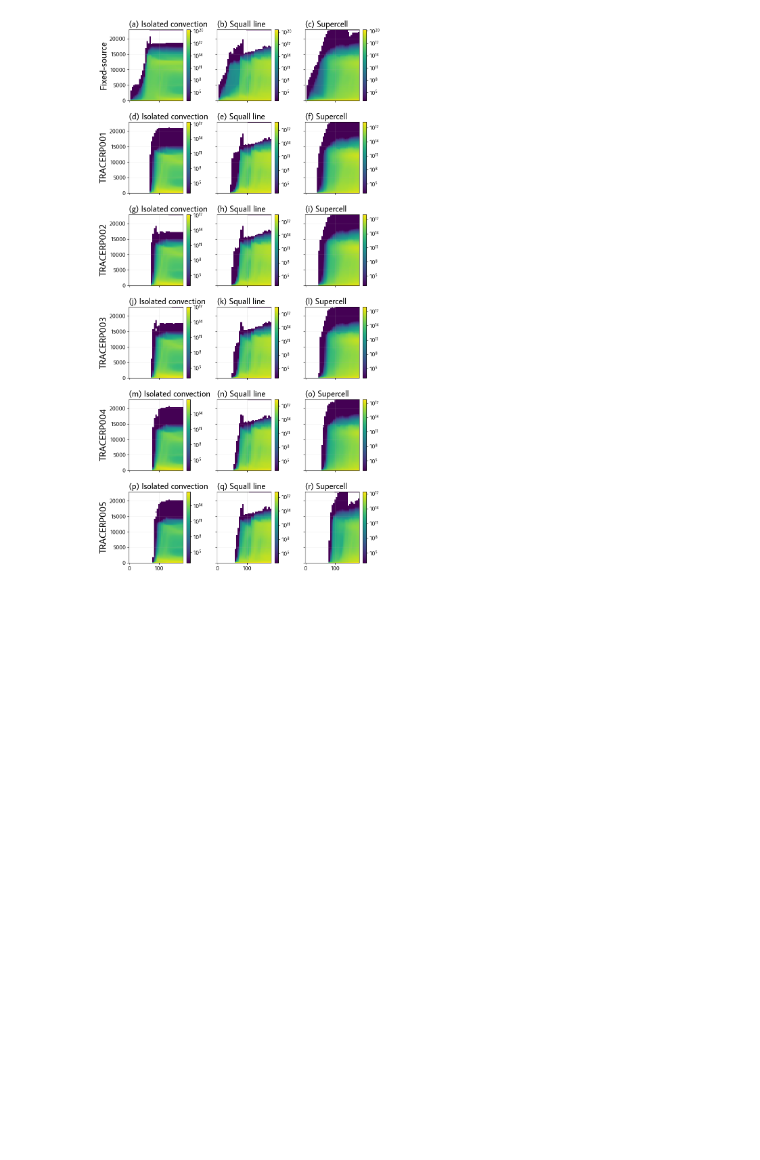
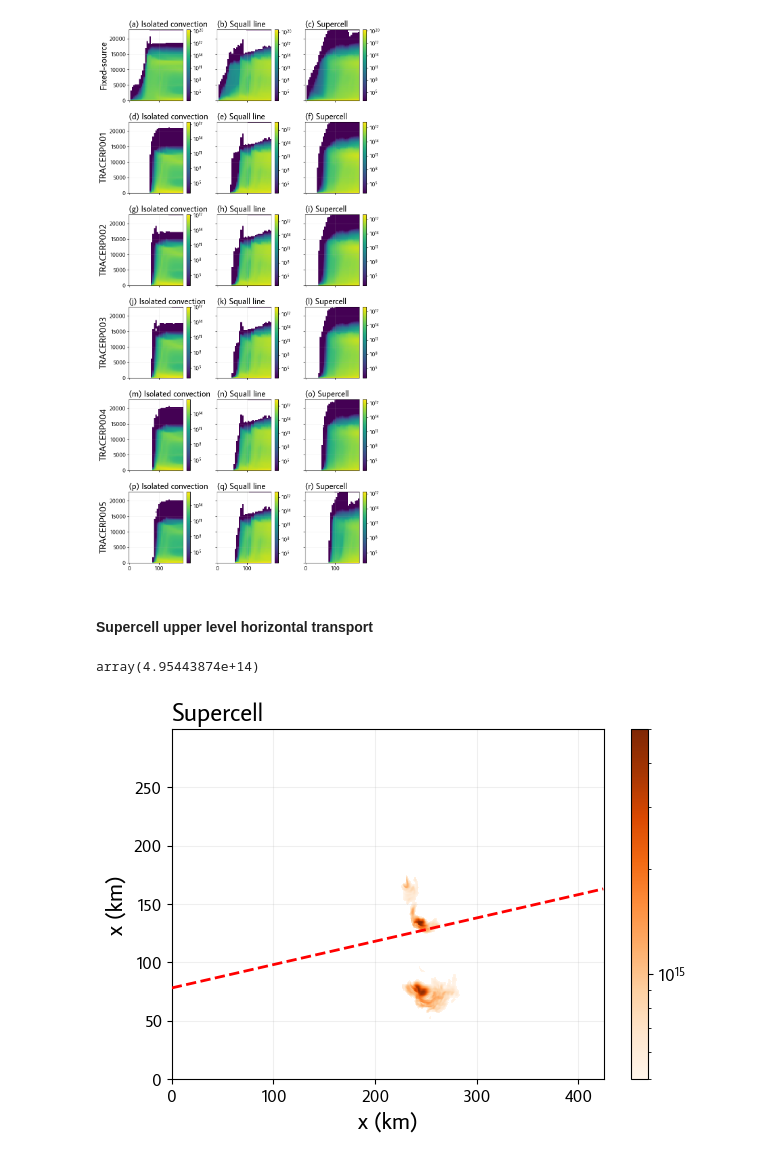
Before and after one commit to cmdavis4/tracer_paper, a Jupyter notebook: analysis-tracerpaper.ipynb, the cells around one changed output. Drawn from its saved outputs; the diff is of its cells as text; code cells hidden in the pictures; blank space fills up the shorter version.

```diff
--- a/analysis-tracerpaper.ipynb
+++ b/analysis-tracerpaper.ipynb
@@ -4230,13 +4248,13 @@ for z_km in blt.ALL_UL_Z_THRESHOlDS:
             blt.axes_title(6 + storm_ix, blt.STORM_LABELS[storm])
         )
 
-    cm.plotting.add_row_header_auto(
+    cm.plotting.add_row_header(
         axs[0, 0], "Fixed-source tracer [#]/\nupward mass flux [kg]"
     )
-    cm.plotting.add_row_header_auto(
+    cm.plotting.add_row_header(
         axs[1, 0], "Rain-sourced tracer [#]/\nupward mass flux [kg]"
     )
-    cm.plotting.add_row_header_auto(
+    cm.plotting.add_row_header(
         axs[2, 0], "Rain-sourced tracer [#]/\ntotal emitted tracer [#]"
     )
 
@@ -4422,3 +4437,76 @@ for storm_ix, (storm, profile_ds) in enumerate(
             cm.plotting.add_row_header(ax, tracer)
 # %% [output]
 [figure]
+# %% [markdown]
+#### Supercell upper level horizontal transport
+# %%
+storm_dss["sc_wk"].isel({"x": 0, "y": -1, "z": 1, "time": -1})[
+    "total_fs_tracer_nc"
+].values
+# %% [output]
+array(4.95443874e+14)
+# %%
+fig, ax = plt.subplots()
+
+artists_to_remove = []
+
+# Add a line for the rm/lm border that we won't remove
+ax.plot(
+    storm_dss["sc_wk"]["x"].values,
+    blt.sc_wk_right_mover_boundary(storm_dss["sc_wk"]["x"].values),
+    linestyle="dashed",
+    color="red",
+    linewidth=2,
+    zorder=999,
+)
+
+
+def animate_frame(time_ix):
+    for artist in artists_to_remove:
+        if artist:
+            artist.remove()
+    artists_to_remove[:] = []
+
+    this_ul_ds = (
+        storm_dss["sc_wk"].isel({"time": time_ix}).sel({"z": slice(10_000, None, None)})
+    )
+    artists_to_remove.append(
+        ax.pcolormesh(
+            this_ul_ds["x"],
+            this_ul_ds["y"],
+            this_ul_ds["total_fs_tracer_nc"].sum("z"),
+            cmap=cm.plotting.transparent_under_cmap("Oranges"),
+            norm=colors.LogNorm(vmin=5e14, vmax=5e15),
+        )
+    )
+    fig.colorbar(artists_to_remove[-1], ax=ax)
+    cm.plotting.scale_axes_ticks(ax)
+    ax.set_xlabel("x (km)")
+    ax.set_ylabel("x (km)")
+    ax.set_title(blt.STORM_LABELS_SHORT[storm])
+
+
+# ########## Single frame ##########
+animate_frame(-1)
+
+
+# ########## Animation ##########
+# anim = FuncAnimation(
+#     fig=fig,
+#     func=lambda t_ix: animate_frame(t_ix),
+#     frames=tqdm(range(0, len(storm_dss["sc_wk"]["time"]), 6)),
+# )
+
+# # Display it inline
+# # display(HTML(anim.to_jshtml()))
+
+# # Save it to disk
+# anim.save(
+#     blt.STORYBOARD_FIGS_DIR.joinpath("rs_emission_schematic.gif"),
+#     bitrate=-1,
+#     fps=7.5,
+#     writer="imagemagick",
+#     savefig_kwargs={"transparent": True},
+# )
+# %% [output]
+[figure, added]
```
Also changed, not shown: parts of 31 cells of this notebook, 14 other files.
